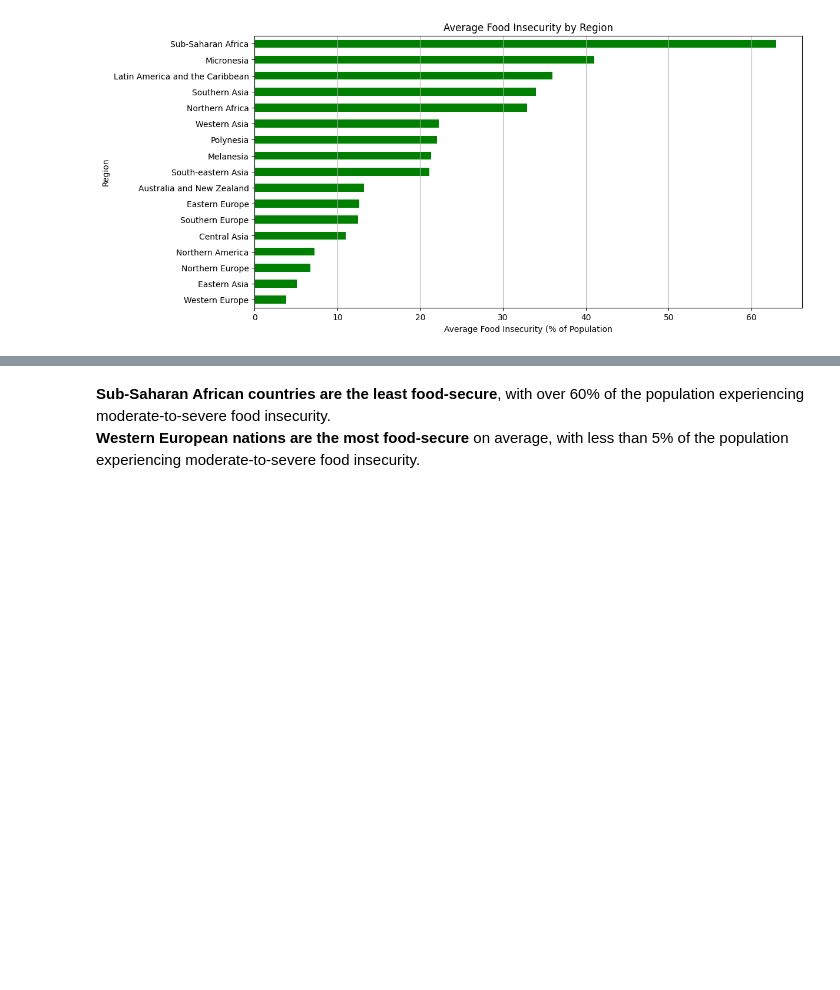
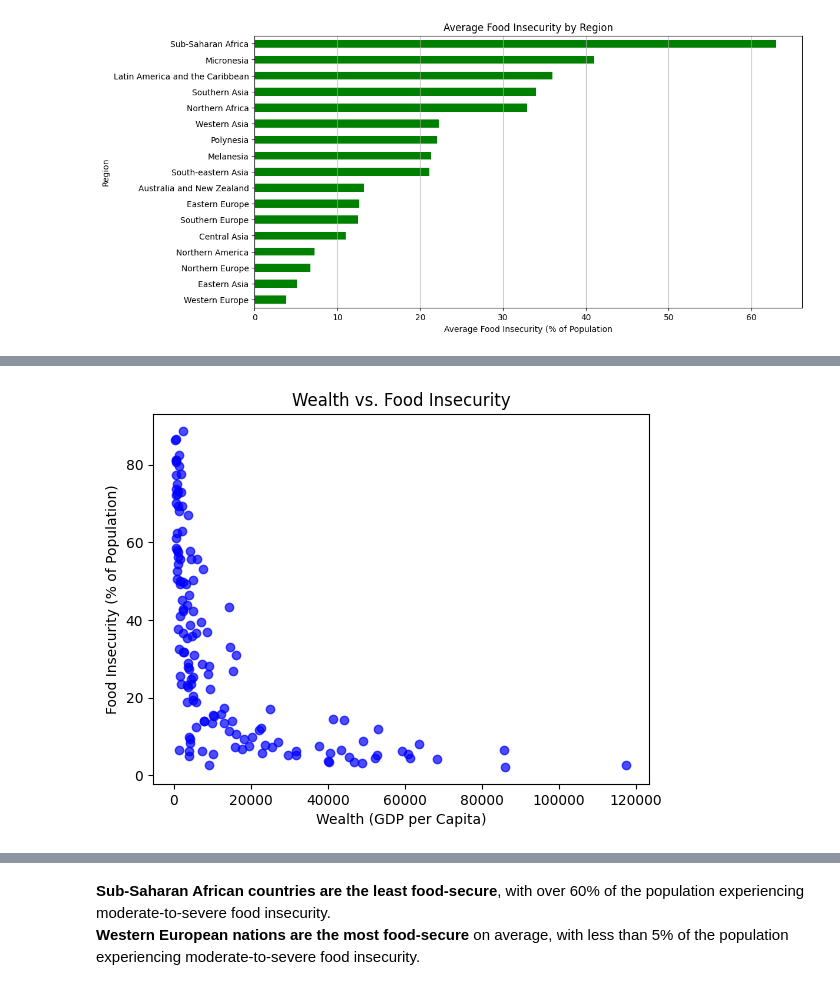
Before and after one commit to wturner94/food-waste-analysis, a Jupyter notebook: food-waste-analysis.ipynb, the cells around one changed output, grey strips where cells are left out. Saved outputs shown, nothing was run; the diff lists cells and outputs as text; code cells hidden in the pictures; blank space fills up the shorter version.

```diff
--- a/food-waste-analysis.ipynb
+++ b/food-waste-analysis.ipynb
@@ -460,0 +612,14 @@ plt.show()
+# %%
+# visualize wealth against food_insecurity using a scatter plot
+plt.scatter(
+    waste_analysis['wealth'],
+    waste_analysis['food_insecurity'],
+    c='blue',  # You can customize the color
+    alpha=0.7
+)
+plt.xlabel('Wealth (GDP per Capita)')
+plt.ylabel('Food Insecurity (% of Population)')
+plt.title('Wealth vs. Food Insecurity')
+plt.show()
+# %% [output]
+[figure, added]
```
Also changed, not shown: parts of 56 cells of this notebook, 4 other files.
